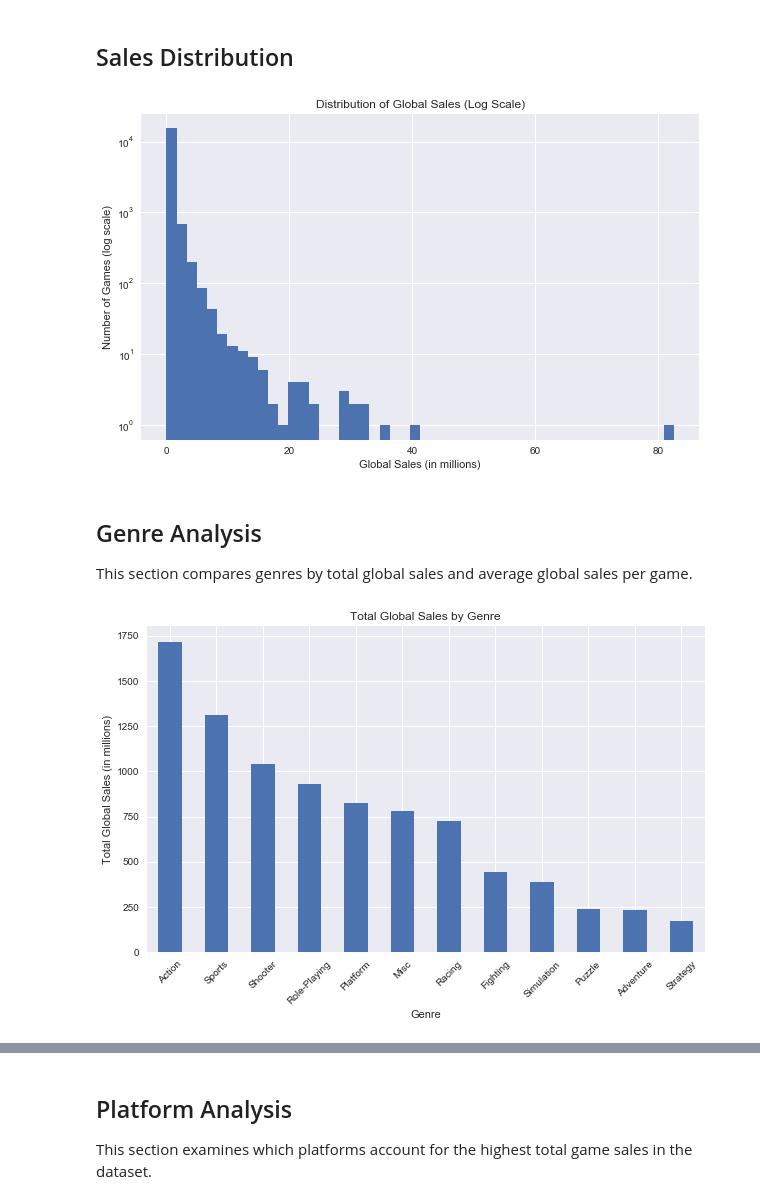
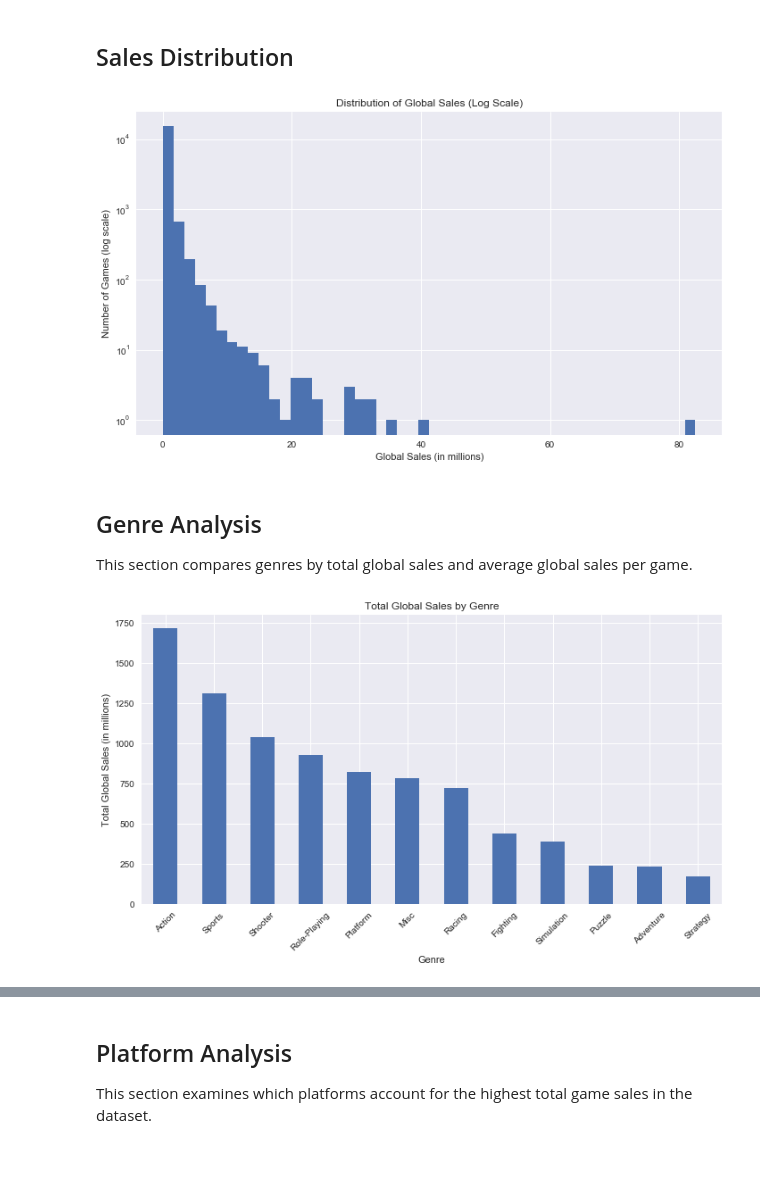
Before and after one commit to maincato/video-game-success-analysis, a Jupyter notebook: notebooks/video_game_success_analysis.ipynb, the cells around one changed output, grey strips where cells are left out. Drawn from its saved outputs; the diff is of its cells as text; code cells hidden in the pictures; blank space fills up the shorter version.

```diff
--- a/notebooks/video_game_success_analysis.ipynb
+++ b/notebooks/video_game_success_analysis.ipynb
@@ -93,26 +93,30 @@ df_clean[["Global_Sales", "Critic_Score", "User_Score"]].describe()
 # %%
 plt.figure(figsize=(10,6))
 plt.hist(df_clean["Global_Sales"], bins=50, log=True)
 plt.title("Distribution of Global Sales (Log Scale)")
 plt.xlabel("Global Sales (in millions)")
 plt.ylabel("Number of Games (log scale)")
+plt.tight_layout()
+plt.savefig("../images/global_sales_distribution_log.png", dpi=300, bbox_inches="tight")
 plt.show()
 # %% [output]
-[figure, old version]
+[figure, new version]
 # %% [markdown]
 ## Genre Analysis
 
 This section compares genres by total global sales and average global sales per game.
 # %%
-top_genres = df_clean.groupby("Genre")["Global_Sales"].sum().sort_values(ascending = False)
+top_genres = df_clean.groupby("Genre")["Global_Sales"].sum().sort_values(ascending=False)
 
 plt.figure(figsize=(10,6))
-top_genres.plot(kind = "bar")
+top_genres.plot(kind="bar")
 plt.title("Total Global Sales by Genre")
 plt.xlabel("Genre")
 plt.ylabel("Total Global Sales (in millions)")
-plt.xticks(rotation = 45)
+plt.xticks(rotation=45)
+plt.tight_layout()
+plt.savefig("../images/total_sales_by_genre.png", dpi=300, bbox_inches="tight")
 plt.show()
 # %% [output]
-[figure, old version]
+[figure, new version]
 # %%
```
Also changed, not shown: parts of 4 cells of this notebook.
